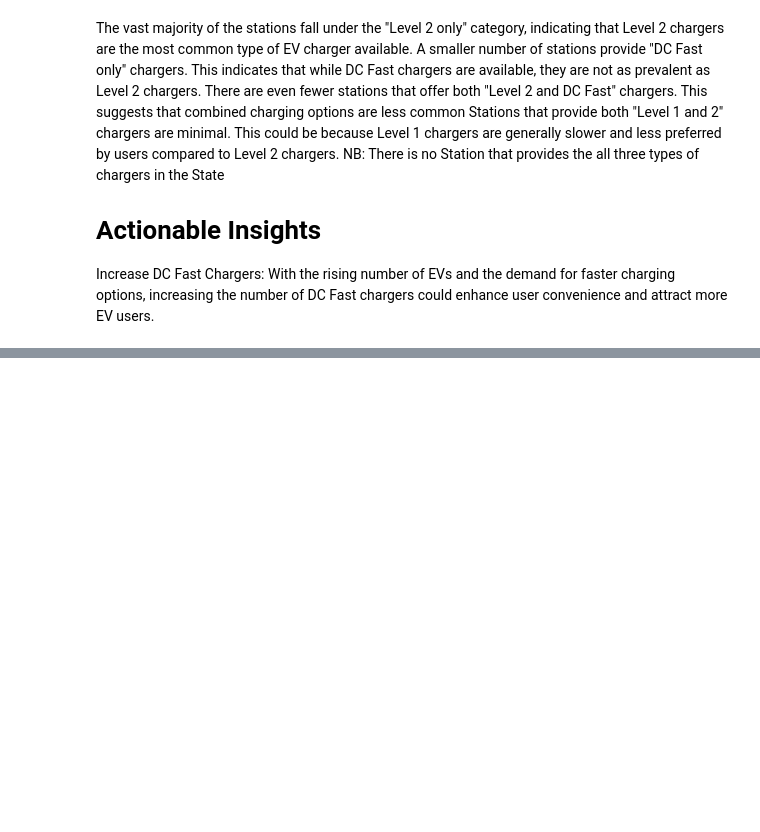
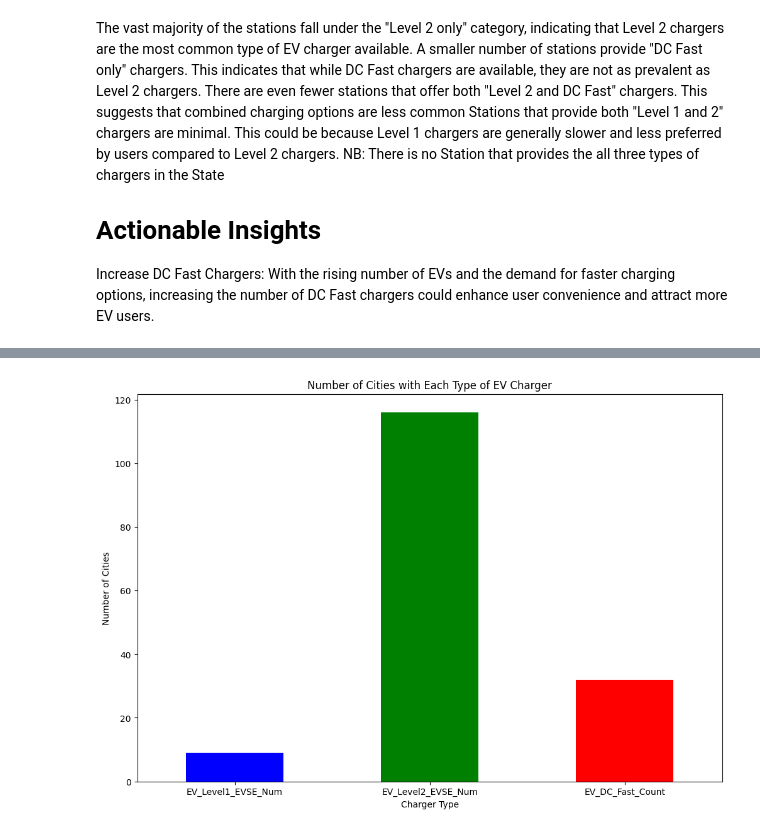
Before and after one commit to Hillal-cell/EV_Station, a Jupyter notebook: final_project.ipynb, the cells around one changed output, grey strips where cells are left out. Drawn from its saved outputs; the diff is of its cells as text; code cells hidden in the pictures; blank space fills up the shorter version.

```diff
--- a/final_project.ipynb
+++ b/final_project.ipynb
@@ -538,0 +559,13 @@ Increase DC Fast Chargers: With the rising number of EVs and the demand for fast
+# %%
+import pandas as pd
+import numpy as np
+
+
+
+# Calculate the total number of chargers for each station
+df['Total_Chargers'] = df[['EV_Level1_EVSE_Num', 'EV_Level2_EVSE_Num', 'EV_DC_Fast_Count']].sum(axis=1)
+
+# Group by Station and sum the number of chargers
+grouped_df = df.groupby('Station_Name')[['EV_Level1_EVSE_Num', 'EV_Level2_EVSE_Num', 'EV_DC_Fast_Count', 'Total_Chargers']].sum().reset_index()
+
+df.head()
@@ -538,0 +735,25 @@ Increase DC Fast Chargers: With the rising number of EVs and the demand for fast
+# %%
+# Group by City and sum the number of chargers
+grouped_df = df.groupby('City')[['EV_Level1_EVSE_Num', 'EV_Level2_EVSE_Num', 'EV_DC_Fast_Count']].sum().reset_index()
+
+# Melt the dataframe to have a column for Charger Type and Count
+melted_df = grouped_df.melt(id_vars='City', var_name='Charger Type', value_name='Count')
+
+# Filter out cities with 0 chargers for each type
+melted_df = melted_df[melted_df['Count'] > 0]
+
+# Ensure the Charger Type column has the correct category order
+melted_df['Charger Type'] = pd.Categorical(melted_df['Charger Type'], categories=['EV_Level1_EVSE_Num', 'EV_Level2_EVSE_Num', 'EV_DC_Fast_Count'], ordered=True)
+
+# Plot the bar graph
+plt.figure(figsize=(12, 8))
+bar_plot = melted_df.groupby('Charger Type')['City'].count().plot(kind='bar', color=['blue', 'green', 'red'])
+
+# Set the labels and title
+plt.xlabel('Charger Type')
+plt.ylabel('Number of Cities')
+plt.title('Number of Cities with Each Type of EV Charger')
+plt.xticks(rotation=0)
+plt.show()
+# %% [output]
+[figure, added]
```
Also changed, not shown: parts of 11 cells of this notebook.
